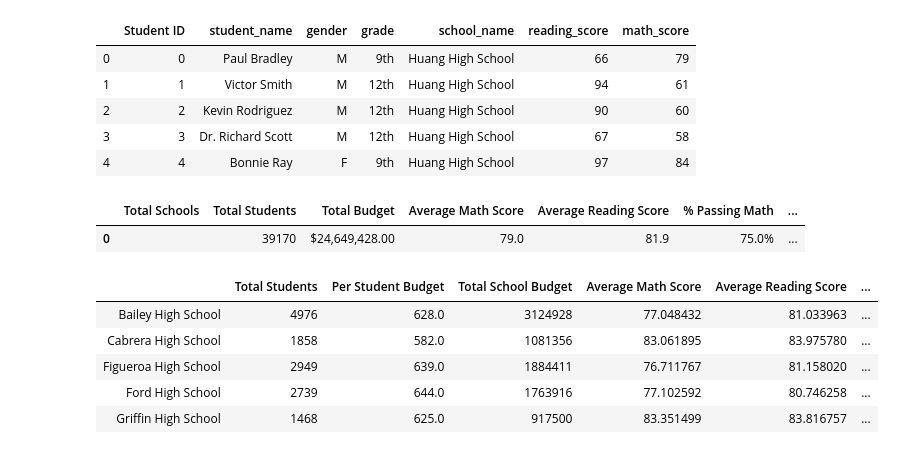
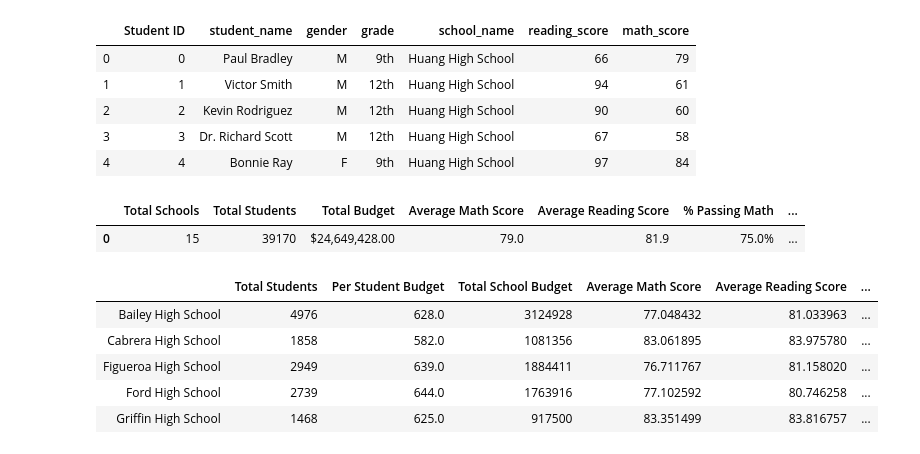
Before and after one commit to roayahelal/Columbia_BootCamp_GitHub_Submissions, a Jupyter notebook: WEEK 4 - Pandas/Pandas-Challange/PyCitySchools/RH-Solution.ipynb, the cells around one changed output. Cells and saved outputs as stored; diff of their text form; code cells hidden in the pictures.

```diff
--- a/WEEK 4 - Pandas/Pandas-Challange/PyCitySchools/RH-Solution.ipynb
+++ b/WEEK 4 - Pandas/Pandas-Challange/PyCitySchools/RH-Solution.ipynb
@@ -33,7 +33,8 @@ students_data.head()
 #Create a high level snapshot (in table form) of the district's key metrics, including:
 
 #Total Schools
-total_schools = school_data_complete.groupby(["school_name"])
+total_schools = schools_data["School ID"].count()
+
 
 #Total Students
 total_students = schools_data["size"].sum()
@@ -54,35 +55,35 @@ passing_math = pd.DataFrame({
 #% Passing Math
 perc_passing_math = passing_math["math"].count()/ students_data["math_score"].count()
 
 #% Passing Reading
 passing_reading = pd.DataFrame({
     "reading":reading})
 perc_passing_reading = passing_reading["reading"].count()/ students_data["reading_score"].count()
 
 #Overall Passing Rate (Average of the above two)
 overral = (perc_passing_math + perc_passing_reading)/2
 
 district_summary = pd.DataFrame({
-    "Total Schools": [total_schools],
+    "Total Schools": total_schools,
     "Total Students":[total_students],
     "Total Budget":[total_budget],
     "Average Math Score":[avg_math_score],
     "Average Reading Score":[avg_reading_score],
     "% Passing Math":[perc_passing_math],
     "% Passing Reading":[perc_passing_reading],
     "Overral Passing Rate":[overral],
 
 })
 
 district_summary.style.format({"Total Budget": "${:,.2f}",
                        "Average Reading Score": "{:.1f}",
                        "Average Math Score": "{:.1f}",
                        "% Passing Math": "{:.1%}",
                        "% Passing Reading": "{:.1%}",
                        "Overral Passing Rate": "{:.1%}"})
 # %% [output]
 |  | Total Schools | Total Students | Total Budget | Average Math Score | Average Reading Score | % Passing Math | ... |
-| 0 |  | 39170 | $24,649,428.00 | 79.0 | 81.9 | 75.0% | ... |
+| 0 | 15 | 39170 | $24,649,428.00 | 79.0 | 81.9 | 75.0% | ... |
 # %%
 #School Summary
 
```
Also changed, not shown: parts of 11 cells of this notebook, 1 other file.
